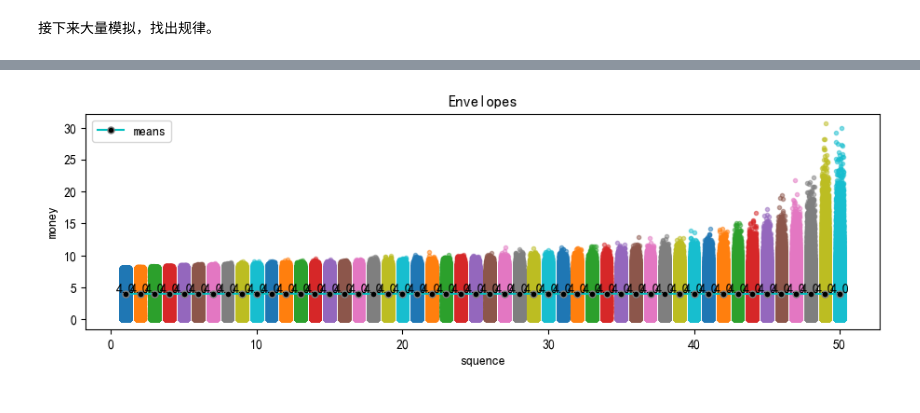
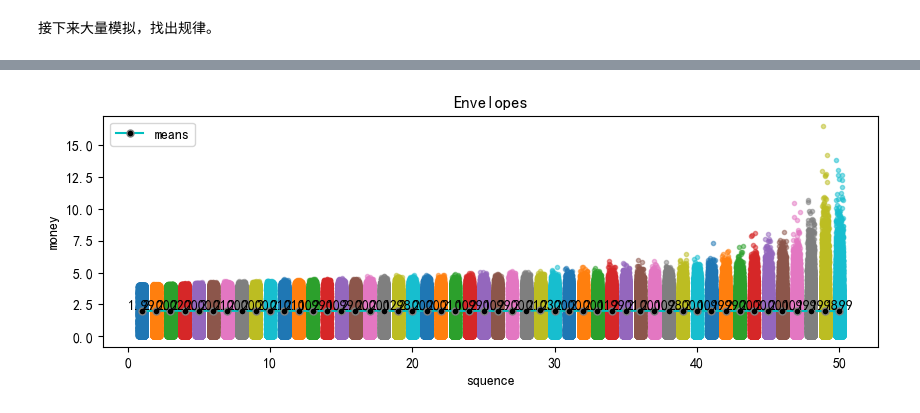
Before and after one commit to qinchao2022/SI140A-project, a Jupyter notebook: main.ipynb, the cells around one changed output, grey strips where cells are left out. Cells and saved outputs as stored; diff of their text form; code cells hidden in the pictures.

```diff
--- a/main.ipynb
+++ b/main.ipynb
@@ -226,24 +255,27 @@ plt.show()
 # %%
-envelopes = generate_envelopes(200, 50, 100000)
-mean_50 = np.mean(envelopes, axis=1)
-plt.figure(figsize=(11,3))
-plt.xlabel("sequence")
-plt.ylabel("money")
-for i in range(50):
-    x = np.random.random(100000)
-    x = x / 2 + i + 0.75
-    plt.scatter(x, envelopes[i], marker='.', alpha=0.5)
-plt.title("All envelopes data scatter plot")
-x_label = range(1, 51)
-plt.plot(x_label,mean_50,'c',label='means',markersize=5,markerfacecolor='black',marker='o',markeredgecolor='grey')
-plt.xlabel("squence")
-plt.ylabel("money")
-plt.legend()
-plt.title("Envelopes")
-for i, j in zip(x_label, mean_50):
-    plt.text(i, j, '%.1f' % j, ha='center', va='bottom', fontsize=10)
-plt.show()
+# envelopes = generate_envelopes(200, 50, 100000)
+# mean_50 = np.mean(envelopes, axis=1)
+# plt.figure(figsize=(11,3))
+# plt.xlabel("sequence")
+# plt.ylabel("money")
+# for i in range(50):
+#     x = np.random.random(100000)
+#     x = x / 2 + i + 0.75
+#     plt.scatter(x, envelopes[i], marker='.', alpha=0.5)
+# plt.title("All envelopes data scatter plot")
+# x_label = range(1, 51)
+# plt.plot(x_label,mean_50,'c',label='means',markersize=5,markerfacecolor='black',marker='o',markeredgecolor='grey')
+# plt.xlabel("squence")
+# plt.ylabel("money")
+# plt.legend()
+# plt.title("Envelopes")
+# for i, j in zip(x_label, mean_50):
+#     plt.text(i, j, '%.1f' % j, ha='center', va='bottom', fontsize=10)
+# plt.show()
+
+envelopes_50 = generate_envelopes(100, 50, 20000)
+draw_envelope_graph(envelopes_50, 50, 20000)
 
 # about 40s
 # %% [output]
-[figure, old version]
+[figure, new version]
```
Also changed, not shown: parts of 13 cells of this notebook, 3 other files.
